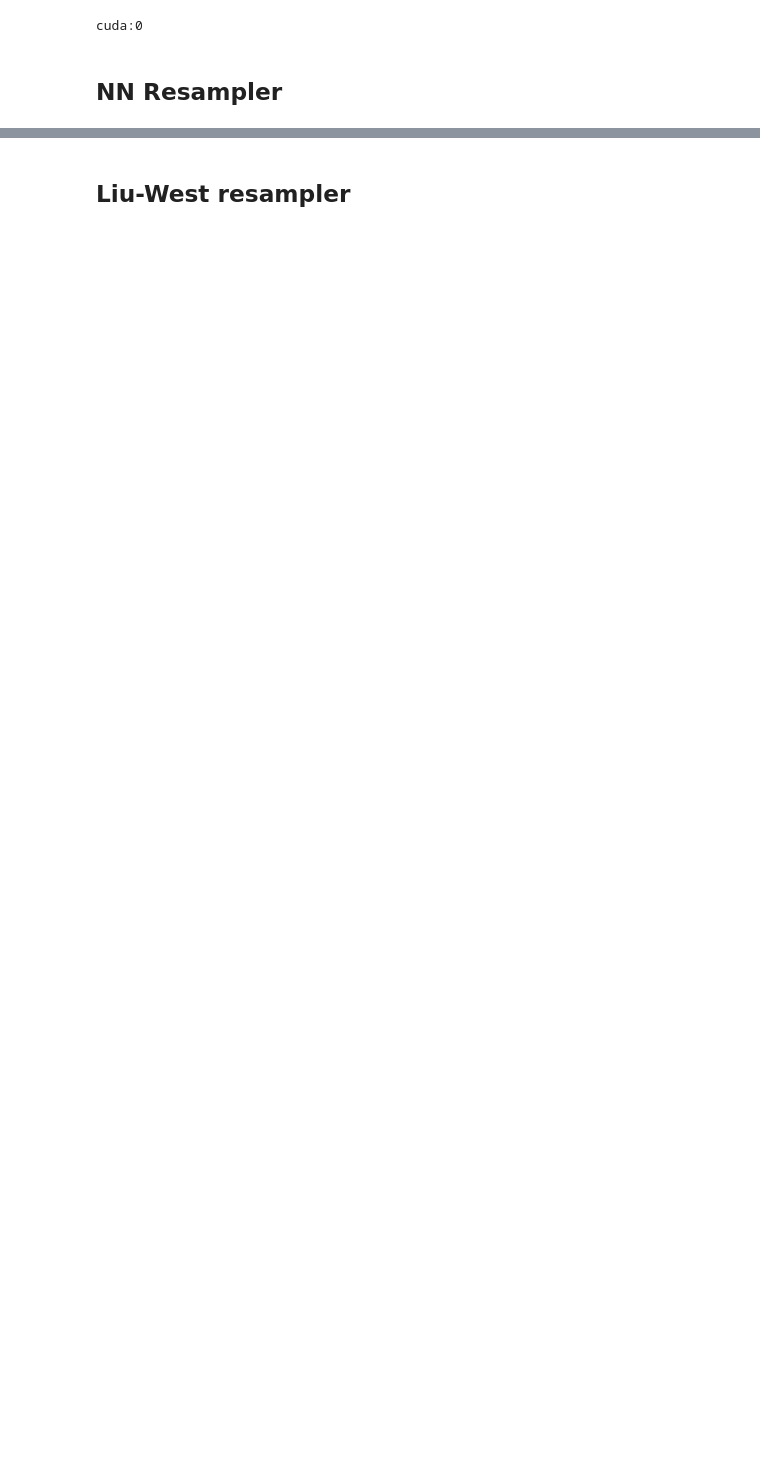
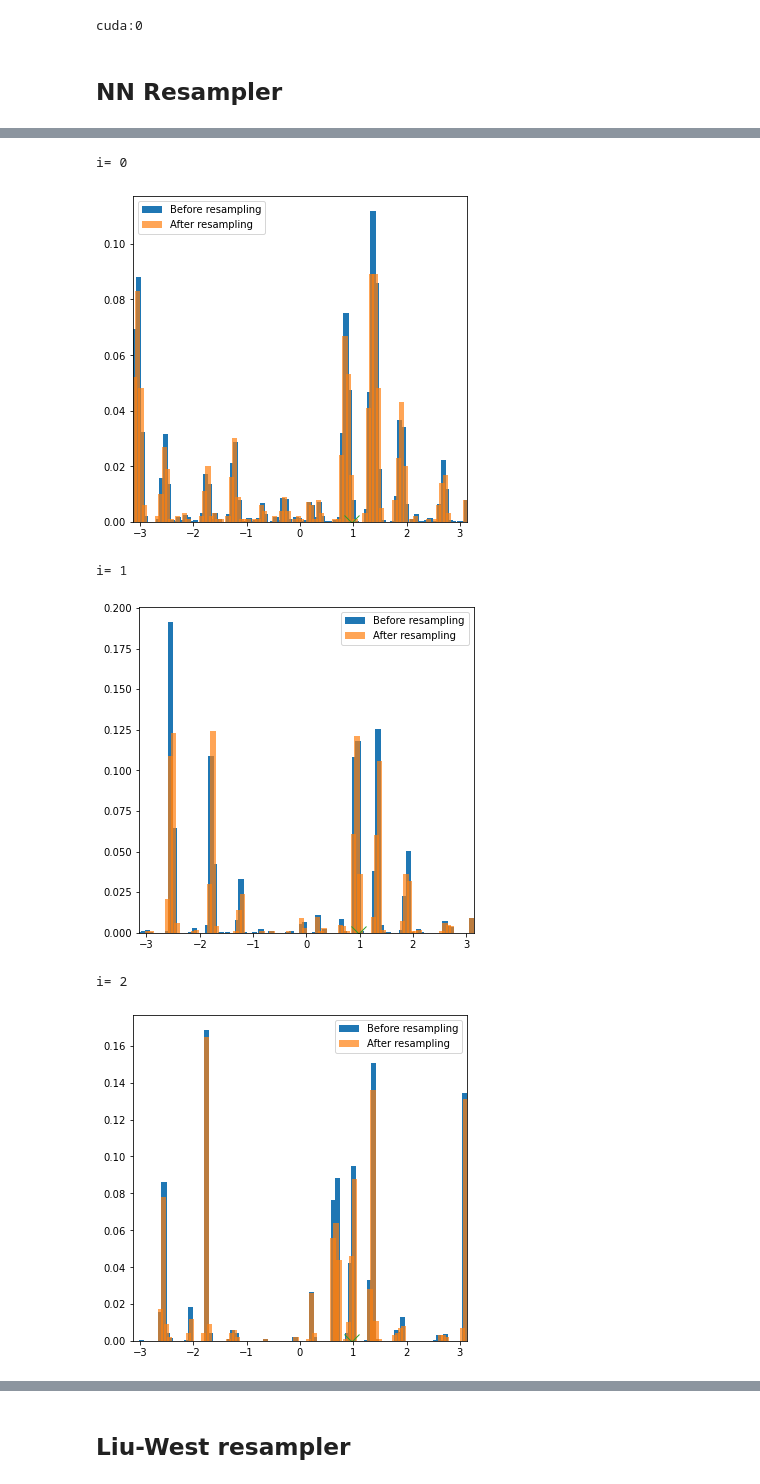
Before and after one commit to ajrheng/smc-nn-resampler, a Jupyter notebook: analyze-bayesian-phase-est.ipynb, the cells around one changed output, grey strips where cells are left out. Saved outputs shown, nothing was run; the diff lists cells and outputs as text; code cells hidden in the pictures; blank space fills up the shorter version.

```diff
--- a/analyze-bayesian-phase-est.ipynb
+++ b/analyze-bayesian-phase-est.ipynb
@@ -138,0 +165,28 @@ i= 5
+# %%
+for i in range(len(smc.memory.pos_wgt_bef_res)-1):
+    pos_bef_res = smc.memory.pos_wgt_bef_res[i][0]
+    wgt_bef_res = smc.memory.pos_wgt_bef_res[i][1]
+    bins = smc.memory.bins_edges_bef_res[i][0]
+    edges = smc.memory.bins_edges_bef_res[i][1]
+    pos_aft_res = smc.memory.pos_wgt_aft_res[i][0]
+    wgt_aft_res = smc.memory.pos_wgt_aft_res[i][1]
+    edge_width = edges[1] - edges[0]
+
+    fig, ax = plt.subplots(1,1, figsize=(6,6))
+
+    print("i=", i)
+
+    ax.hist(pos_bef_res, bins = num_bins, weights = wgt_bef_res, label='Before resampling', width=0.1)
+    ax.hist(pos_aft_res, bins = num_bins, weights = wgt_aft_res, label='After resampling', width=0.1, alpha=0.7)
+    ax.set_xlim([-np.pi, np.pi])
+    ax.plot(true_omega, 0,marker='x', markersize=15)
+    ax.legend()
+
+    plt.show()
+# %% [output]
+i= 0
+[figure, added]
+i= 1
+[figure, added]
+i= 2
+[figure, added]
```
Also changed, not shown: parts of 8 cells of this notebook, 2 other files.
